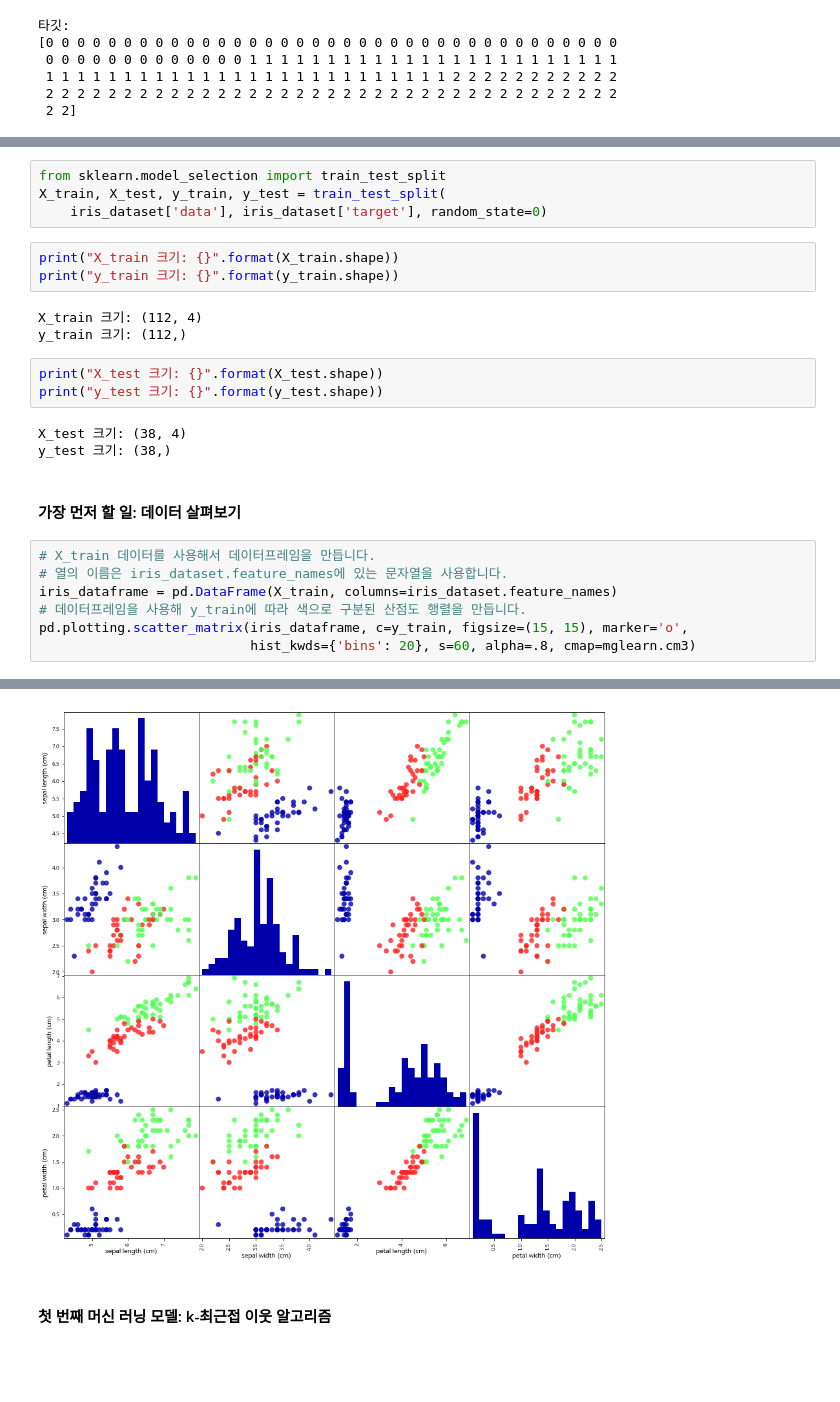
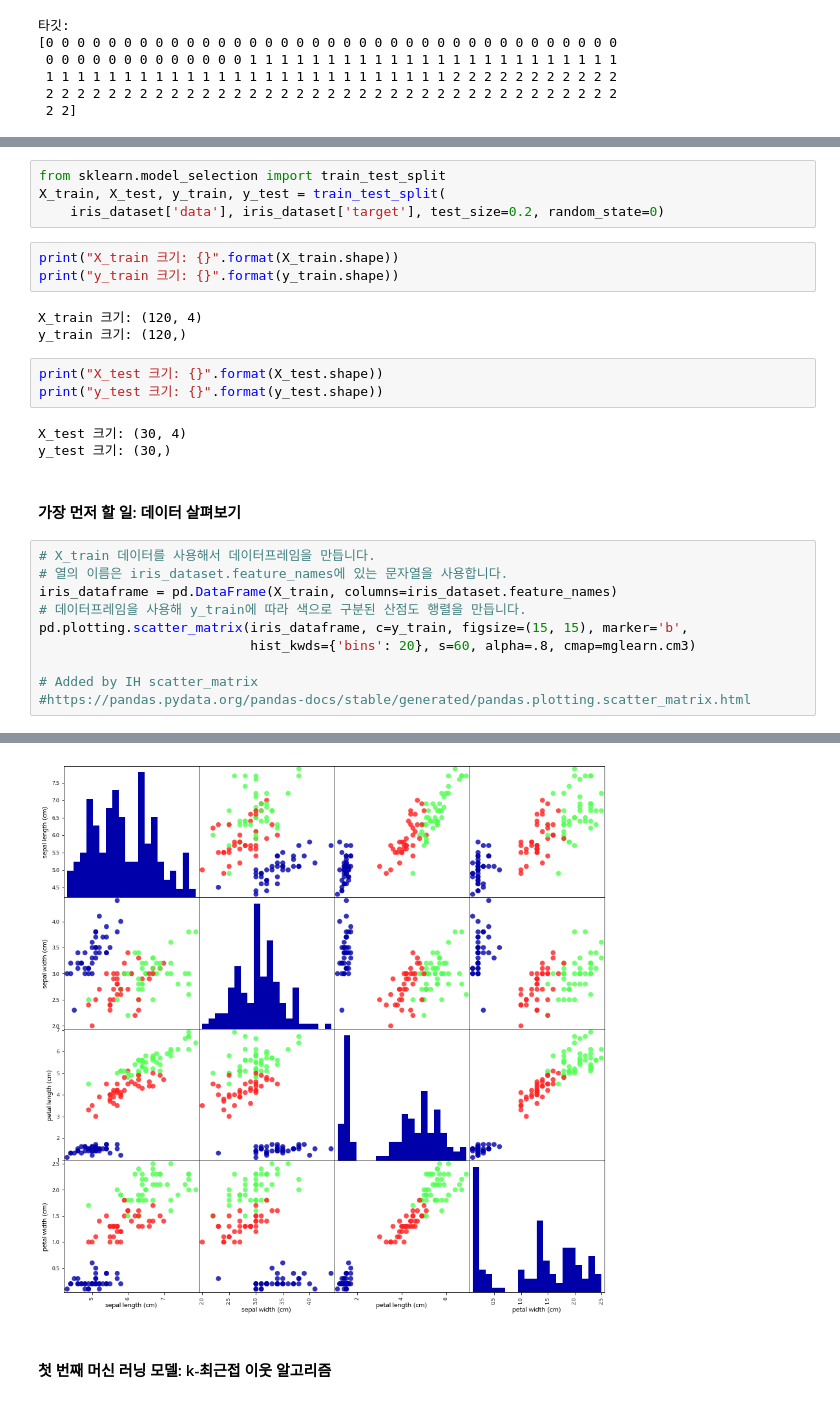
Before and after one commit to DannyKang/introduction_to_ml_with_python, a Jupyter notebook: 01-introduction.ipynb, the cells around one changed output, grey strips where cells are left out. Saved outputs shown, nothing was run; the diff lists cells and outputs as text; blank space fills up the shorter version.

```diff
--- a/01-introduction.ipynb
+++ b/01-introduction.ipynb
@@ -252,19 +242,19 @@ print("타깃:\n{}".format(iris_dataset['target']))
 # %%
 from sklearn.model_selection import train_test_split
 X_train, X_test, y_train, y_test = train_test_split(
-    iris_dataset['data'], iris_dataset['target'], random_state=0)
+    iris_dataset['data'], iris_dataset['target'], test_size=0.2, random_state=0)
 # %%
 print("X_train 크기: {}".format(X_train.shape))
 print("y_train 크기: {}".format(y_train.shape))
 # %% [output]
-X_train 크기: (112, 4)
-y_train 크기: (112,)
+X_train 크기: (120, 4)
+y_train 크기: (120,)
 # %%
 print("X_test 크기: {}".format(X_test.shape))
 print("y_test 크기: {}".format(y_test.shape))
 # %% [output]
-X_test 크기: (38, 4)
-y_test 크기: (38,)
+X_test 크기: (30, 4)
+y_test 크기: (30,)
 # %% [markdown]
 #### 가장 먼저 할 일: 데이터 살펴보기
 # %%
@@ -272,8 +262,11 @@ y_test 크기: (38,)
 # 열의 이름은 iris_dataset.feature_names에 있는 문자열을 사용합니다.
 iris_dataframe = pd.DataFrame(X_train, columns=iris_dataset.feature_names)
 # 데이터프레임을 사용해 y_train에 따라 색으로 구분된 산점도 행렬을 만듭니다.
-pd.plotting.scatter_matrix(iris_dataframe, c=y_train, figsize=(15, 15), marker='o',
+pd.plotting.scatter_matrix(iris_dataframe, c=y_train, figsize=(15, 15), marker='b',
                            hist_kwds={'bins': 20}, s=60, alpha=.8, cmap=mglearn.cm3)
+
+# Added by IH scatter_matrix
+#https://pandas.pydata.org/pandas-docs/stable/generated/pandas.plotting.scatter_matrix.html
 # %% [output]
 array([[<matplotlib.axes._subplots.AxesSubplot object at 0x...>,
         <matplotlib.axes._subplots.AxesSubplot object at 0x...>,
@@ -294,4 +288,4 @@ array([[<matplotlib.axes._subplots.AxesSubplot object at 0x...>,
-[figure, old version]
+[figure, new version]
 # %% [markdown]
 #### 첫 번째 머신 러닝 모델: k-최근접 이웃 알고리즘
 # %%
```
Also changed, not shown: parts of 7 cells of this notebook, 1 other file.
